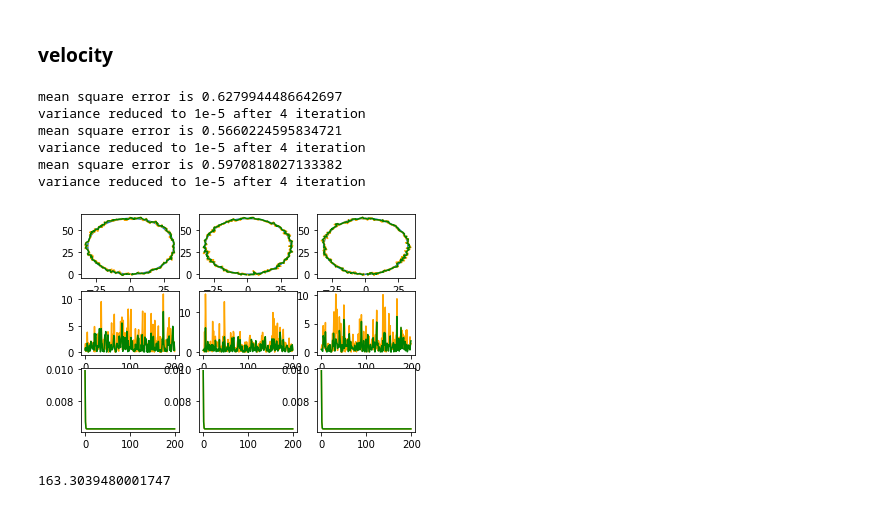
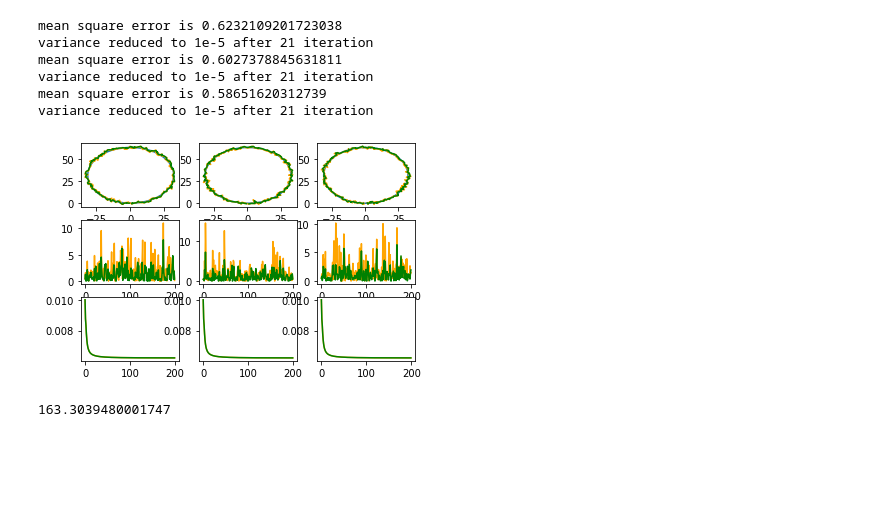
Before and after one commit to jacky1107/40575042H_SLAM_A1, a Jupyter notebook: 20191110_Kalman_Filter.ipynb, the cells around one changed output. Cells and saved outputs as stored; diff of their text form; code cells hidden in the pictures; blank space fills up the shorter version.

```diff
--- a/20191110_Kalman_Filter.ipynb
+++ b/20191110_Kalman_Filter.ipynb
@@ -10,11 +2,0 @@ import math
-# %%
-import pickle
-true = pickle.load(open("a_position/true.pickle","rb"))
-track1 = pickle.load(open("a_position/track1.pickle","rb"))
-track2 = pickle.load(open("a_position/track2.pickle","rb"))
-track3 = pickle.load(open("a_position/track3.pickle","rb"))
-
-plt.plot(true[:,0], true[:,1])
-plt.plot(track1[:,0], track1[:,1])
-plt.plot(track2[:,0], track2[:,1])
-plt.plot(track3[:,0], track3[:,1])
@@ -24,6 +3,5 @@ plt.plot(track3[:,0], track3[:,1])
-# %% [markdown]
-### velocity
 # %%
+%matplotlib inline
 import numpy as np
 import pandas as pd
 import matplotlib.pyplot as plt
@@ -54,10 +32,10 @@ def U(ax, ay):
 def inverse(array):
     return np.linalg.inv(array)
 
-true = pickle.load(open("a_position/true.pickle","rb"))
-track1 = pickle.load(open("a_position/track1.pickle","rb"))
-track2 = pickle.load(open("a_position/track2.pickle","rb"))
-track3 = pickle.load(open("a_position/track3.pickle","rb"))
+true = pickle.load(open("data1/true1.pickle","rb"))
+track1 = pickle.load(open("data1/position1.pickle","rb"))
+track2 = pickle.load(open("data1/velocity1.pickle","rb"))
+track3 = pickle.load(open("data1/acceleration1.pickle","rb"))
 
 # for observation position
 ZZ = [track1, track2, track3]
@@ -76,7 +54,7 @@ for Z in ZZ:
     X_= np.zeros((4,1))
 
     # for variance P
-    P = np.eye(4)
+    P = np.eye(4) * 500
 
     # for observation error
     R = np.eye(2)
@@ -130,40 +108,40 @@ for Z in ZZ:
         kalmanX.append(X[0,0])
         kalmanY.append(X[1,0])
 
         var_err_X.append(P[0,0])
         var_err_Y.append(P[1,1])
 
     plt.subplot(3,3,j)
     print(f"mean square error is {(sum(error_kal)/len(error_kal)) / (sum(error_obv)/len(error_obv))}")
     plt.plot(true[:,0],true[:,1])
     plt.plot(Z[:,0],Z[:,1],c='orange')
     plt.plot(kalmanX, kalmanY, c='g')
 
     plt.subplot(3,3,3+j)
     plt.plot(range(len(error_obv)), error_obv, c='orange')
     plt.plot(range(len(error_kal)), error_kal, c='g')
 
     plt.subplot(3,3,6+j)
     plt.plot(range(len(var_err_X)), var_err_X, c='orange')
     plt.plot(range(len(var_err_Y)), var_err_Y, c='g')
     j += 1
 
     first = var_err_X[0]
     for i, v in enumerate(var_err_X):
         if i == 0: continue
         if (first - v) < 1e-5:
             print(f'variance reduced to 1e-5 after {i} iteration')
             break
         first = v
 plt.show()
 # %% [output]
-mean square error is 0.6279944486642697
-variance reduced to 1e-5 after 4 iteration
-mean square error is 0.5660224595834721
-variance reduced to 1e-5 after 4 iteration
-mean square error is 0.5970818027133382
-variance reduced to 1e-5 after 4 iteration
+mean square error is 0.6232109201723038
+variance reduced to 1e-5 after 21 iteration
+mean square error is 0.6027378845631811
+variance reduced to 1e-5 after 21 iteration
+mean square error is 0.58651620312739
+variance reduced to 1e-5 after 21 iteration
-[figure, old version]
+[figure, new version]
 # %%
 (np.sqrt( (Z[1,0]-Z[0,0])**2 + (Z[1,1]-Z[0,1])**2 ))/0.01
 # %% [output]
```
Also changed, not shown: parts of 2 cells of this notebook, 17 other files.
